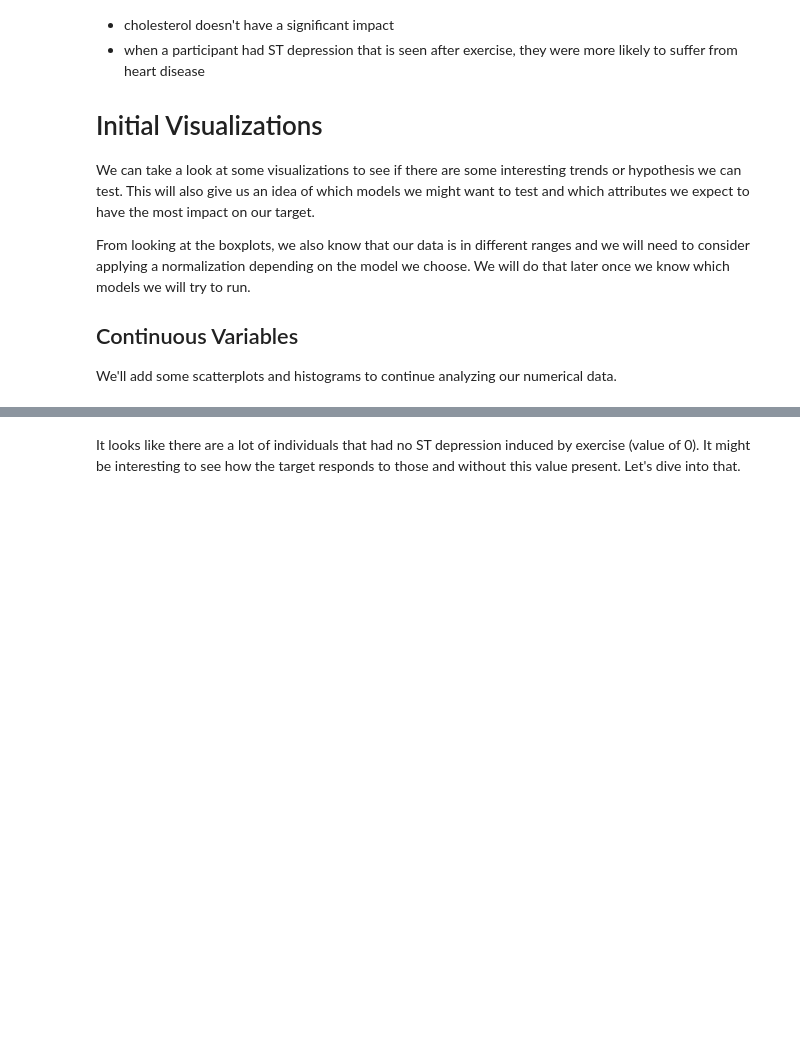
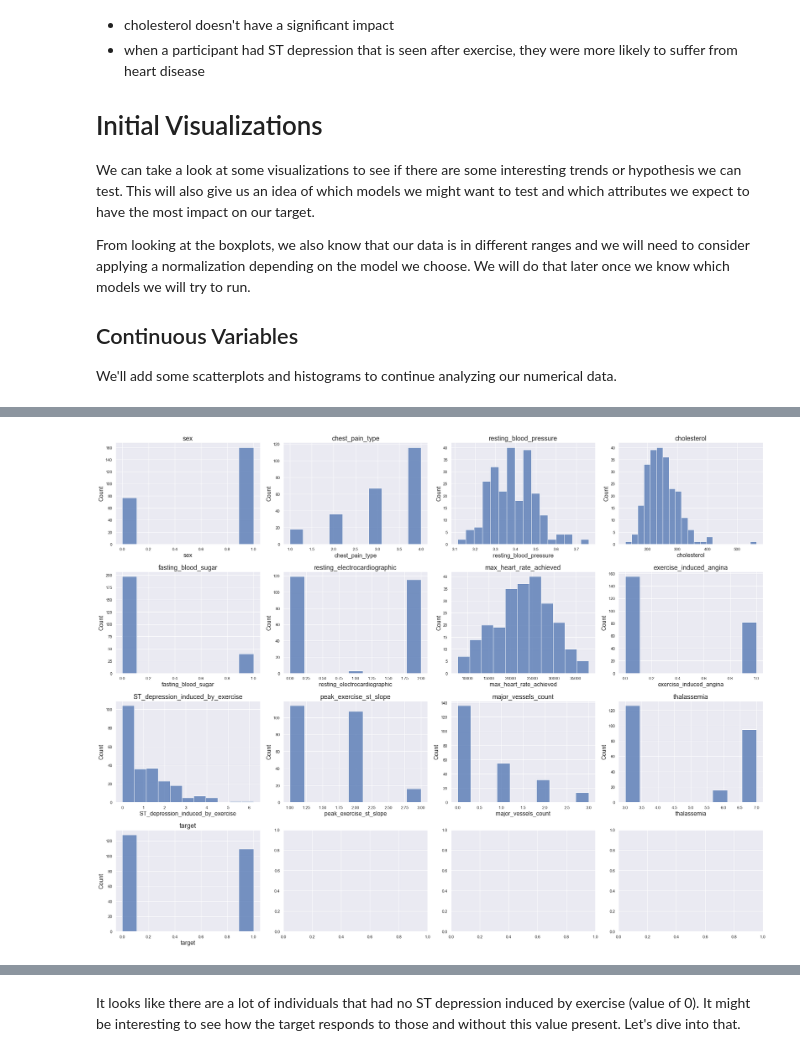
Before and after one commit to abroniewski/Heart-Disease-Machine-Learning-Exploration, a Jupyter notebook: src/HDD-pre-processing.ipynb, the cells around one changed output, grey strips where cells are left out. Cells and saved outputs as stored; diff of their text form; code cells hidden in the pictures; blank space fills up the shorter version.

```diff
--- a/src/HDD-pre-processing.ipynb
+++ b/src/HDD-pre-processing.ipynb
@@ -171,0 +320,6 @@ plt.tight_layout()
+# %%
+hd_nonskew = hd_train
+# %%
+hd_nonskew["max_heart_rate_achieved"] = hd_nonskew["max_heart_rate_achieved"]**2
+hd_nonskew["resting_blood_pressure"] = hd_nonskew["resting_blood_pressure"]**0.25
+hd_nonskew = hd_nonskew[hd_nonskew["cholesterol"]<450]
@@ -171,0 +344,13 @@ plt.tight_layout()
+# %%
+fig, axes = plt.subplots(4,4,figsize=(26,20))
+# We will not plot country because it has too many categories.
+for index, columnName in enumerate(hd_nonskew.columns[1:]):
+    ax = axes.reshape(-1)[index]
+    if hd_nonskew[columnName].dtype.kind == 'O':
+        a = sns.countplot(x=columnName,data=hd_nonskew,ax=ax)
+    else:
+        b = sns.histplot(x=columnName,data=hd_nonskew,ax=ax)
+    t = ax.set_title(columnName)
+plt.tight_layout()
+# %% [output]
+[figure, added]
```
Also changed, not shown: parts of 22 cells of this notebook.
